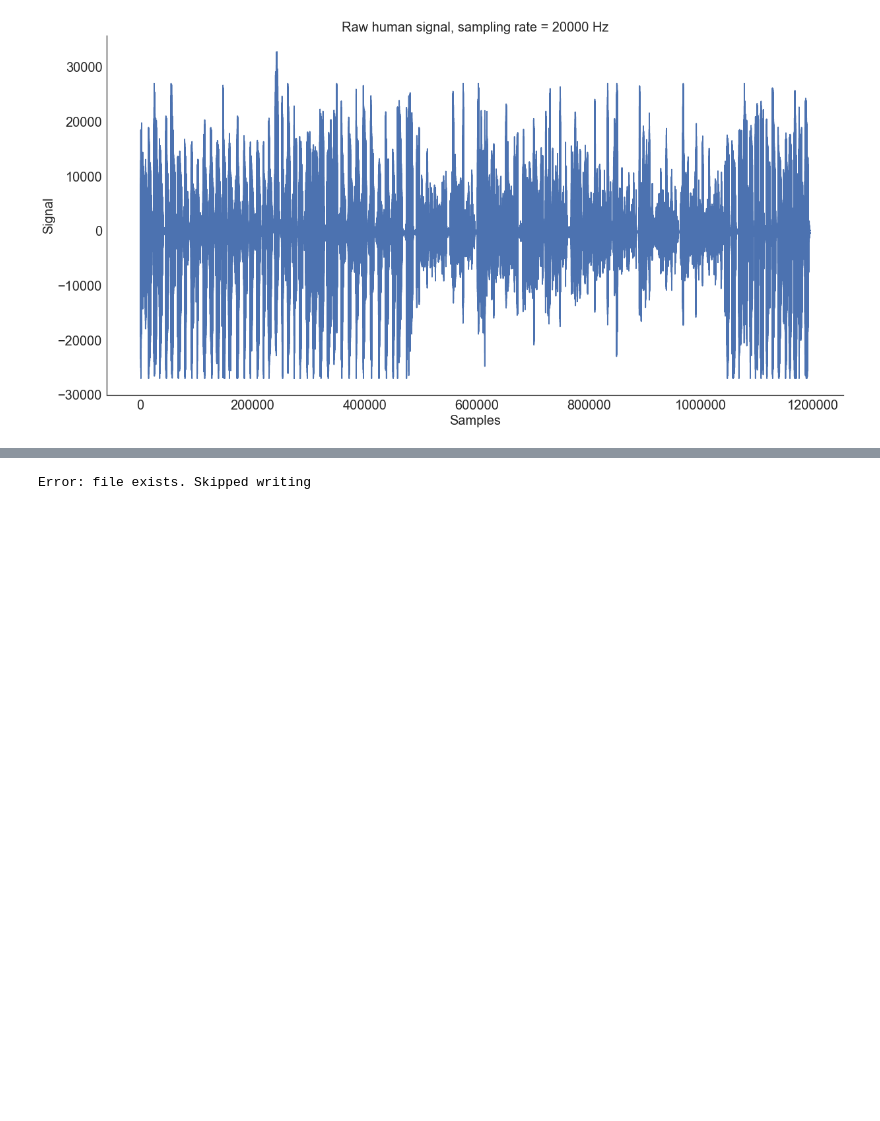
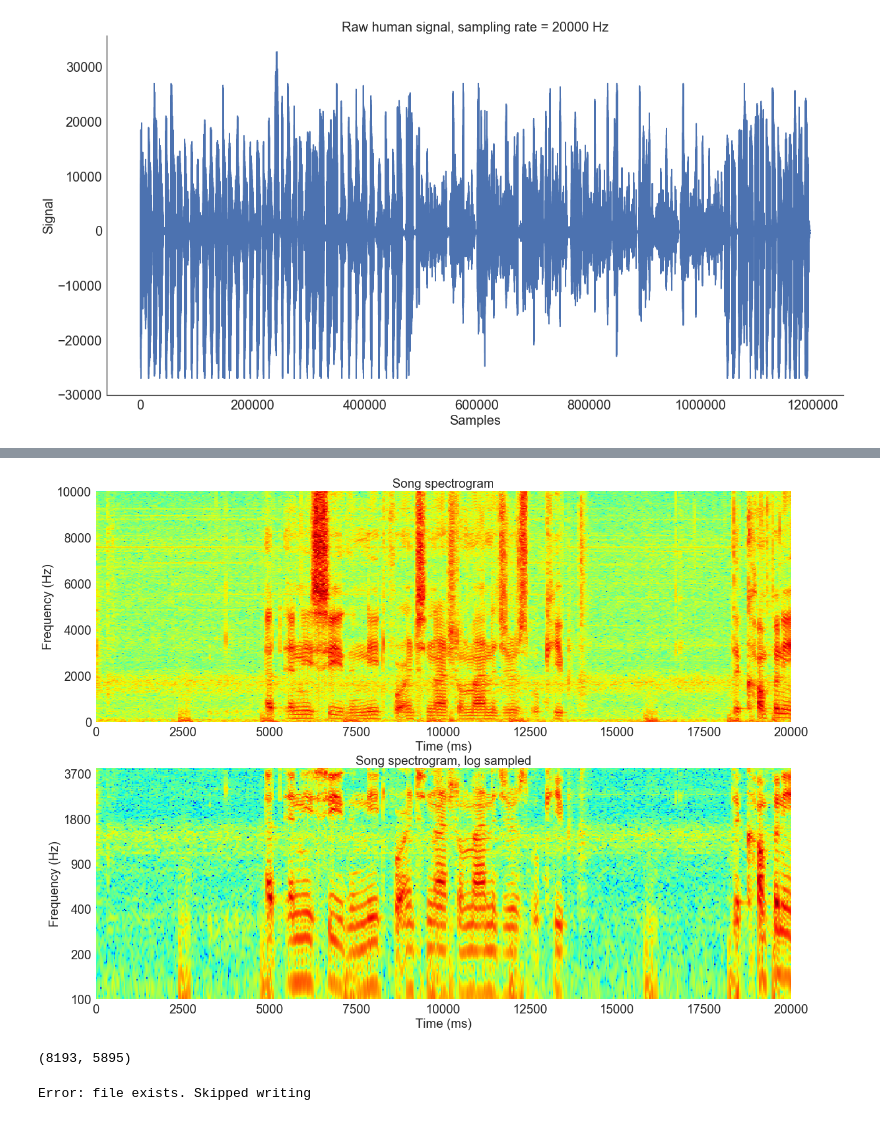
Before and after one commit to nhat-le/Sparse-Coding-Spectrogram, a Jupyter notebook: sparse_code_spectrogram.ipynb, the cells around one changed output, grey strips where cells are left out. Cells and saved outputs as stored; diff of their text form; code cells hidden in the pictures; blank space fills up the shorter version.

```diff
--- a/sparse_code_spectrogram.ipynb
+++ b/sparse_code_spectrogram.ipynb
@@ -224,7 +246,6 @@ def read_song_file(type):
         # Read the American English files
         soundfiles = glob.glob('./American-English/*/*.wav')
         sound_combined = np.zeros(0)
-        X = sound_combined
         for file in soundfiles:
             fs, sound = scipy.io.wavfile.read(file)
             sound_trim = np.trim_zeros(sound)
@@ -233,4 +254,15 @@ def read_song_file(type):
         # Read bird song file
         fs, sound_combined = scipy.io.wavfile.read('./songs_50_test_bird_0.15s.wav')
         sound_combined = sound_combined[:,0]
+    elif type == 'pda':
+        # Read the PDA data files
+        soundfiles = glob.glob('./PDA/PDAm/16k/*/*_2.wav')[:100]
+        sound_combined = np.zeros(0)
+        for idx, file in enumerate(soundfiles):
+            print('Reading file', idx, ' of ', len(soundfiles))
+            fs, sound = scipy.io.wavfile.read(file)
+            sound_combined = np.concatenate((sound_combined, sound))
+    else:
+        raise ValueError('Invalid file type')
+
     return sound_combined, fs
@@ -281,14 +373,16 @@ def multitaper_spec(X, fs=20000, nadvance=200, slepian_len=500, nperseg=4096*4,
 
     return (f, t, spectrogram)
 
-def sample_logspec(spectrogram, nsamples=256, fmin=100.0, fmax=4000.0):
+def sample_logspec(spectrogram, f, nsamples=256, fmin=100.0, fmax=4000.0):
     '''Sample the spectrogram tollect the required number of samples
     in frequency from fmin to fmax, logarithmically spaced
     Returns the spectrogram and the frequencies sampled'''
     # Frequencies to sample
     spacing = (np.log(fmax) - np.log(fmin)) / (nsamples - 1)
+    print(spacing)
     logfreqs = np.log(fmin) + np.arange(nsamples) * spacing
     freqs = np.exp(logfreqs)
+
 
     # Sampled version
     row_ids = []
@@ -312,3 +444,41 @@ def format_func_pcs(value, tick_number):
+# %%
+# Time and frequency ranges for plotting
+fmin = 0
+fmax = 10000 #Hz
+tmin = 0
+tmax = 20000 #ms
+f_start = len(f[f<fmin])
+f_end = len(f[f<fmax])
+#t_start = len(t[t<tmin])
+#t_end = len(t[t<tmax/1000])
+t_start = 0
+t_end = 500
+
+
+# Plot the spectrogram and log spectrogram
+fig, ax = plt.subplots(2, 1, figsize=(20,15))
+ax[0].imshow(np.flipud(spectrogram[f_start:f_end,t_start:t_end]), cmap='jet', aspect='auto',
+           extent=[tmin, tmax, fmin, fmax])
+ax[0].grid(False)
+ax[0].set_title('Song spectrogram', fontsize=20)
+ax[0].set_xlabel('Time (ms)', fontsize=20)
+ax[0].set_ylabel('Frequency (Hz)', fontsize=20);
+ax[0].tick_params(axis='both', which='major', labelsize=20)
+
+ax[1].imshow(np.flipud(logspec[:,t_start:t_end]), cmap='jet', aspect='auto',
+           extent=[tmin, tmax, 0, len(freqs)])
+ax[1].grid(False)
+ax[1].set_title('Song spectrogram, log sampled', fontsize=20)
+ax[1].set_xlabel('Time (ms)', fontsize=20)
+ax[1].set_ylabel('Frequency (Hz)', fontsize=20);
+ax[1].yaxis.set_major_formatter(plt.FuncFormatter(format_func_spec))
+ax[1].tick_params(axis='both', which='major', labelsize=20)
+# %% [output]
+[figure, added]
+# %%
+spectrogram.shape
+# %% [output]
+(8193, 5895)
 # %%
 # Compute the spectrogram and log spectrogram
 nadvance = 200
```
Also changed, not shown: parts of 24 cells of this notebook.
